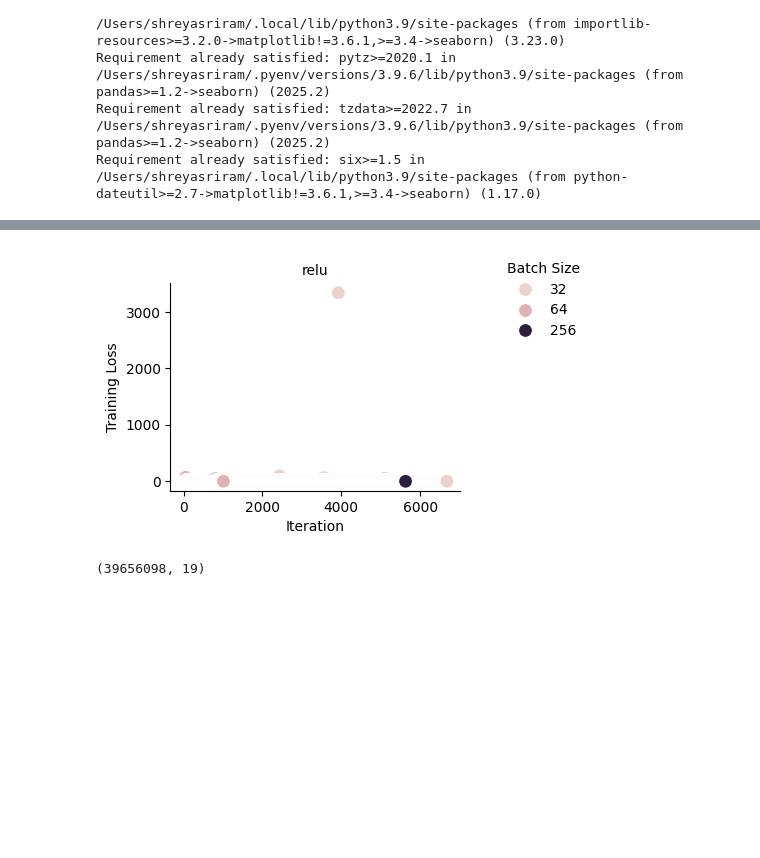
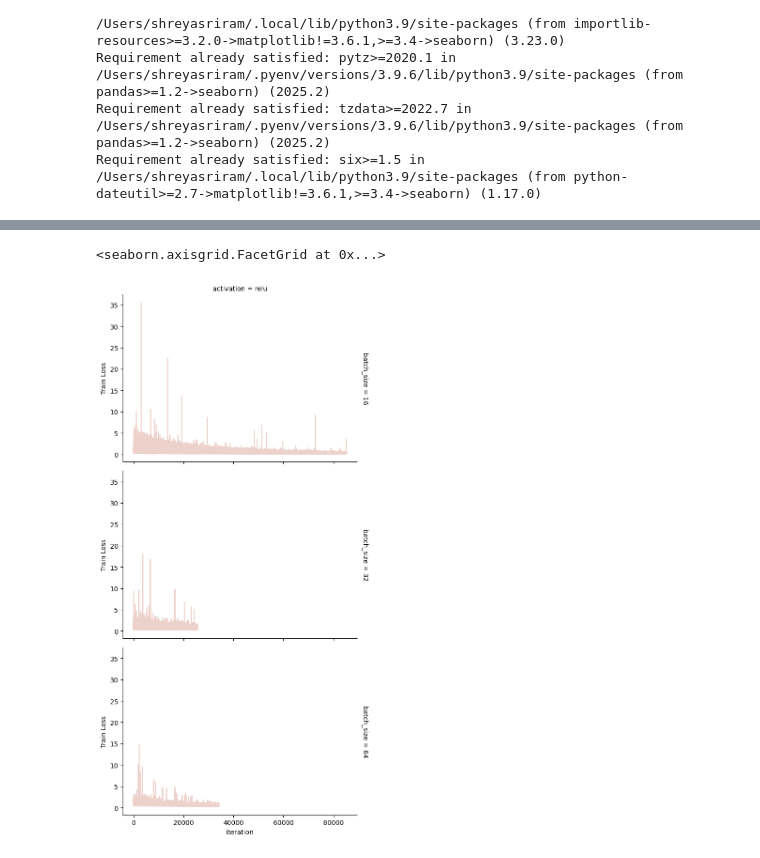
Before and after one commit to s-hreya-riram/sgd-using-mpi, a Jupyter notebook: src/Jupyter notebooks/plotting.ipynb, the cells around one changed output, grey strips where cells are left out. Cells and saved outputs as stored; diff of their text form; code cells hidden in the pictures; blank space fills up the shorter version.

```diff
--- a/src/Jupyter notebooks/plotting.ipynb
+++ b/src/Jupyter notebooks/plotting.ipynb
@@ -81,5 +95,5 @@ plt.show()
 # import the test_train_rmse data
 # TODO update the path to the correct file after the whole local mpi run concludes
 import pandas as pd
-data = pd.read_csv('../../logs/normalization_fix/after_chunking/training_metrics.csv', header=0)
-#data = pd.read_csv('../../logs/normalization_fix/new/training_metrics.csv', header=0)
+training_metrics_data = pd.read_csv('../../logs/normalization_fix/new/training_metrics.csv', header=0)
+training_metrics_data.head()
@@ -86,16 +107,15 @@ data = pd.read_csv('../../logs/normalization_fix/after_chunking/training_metrics
 # %%
 # plot number of iterations vs train loss for different models
-# use a grid plot for each activation function by batch size
-# use different hues for different batch functions
-# and a heading for different activation functions
-# Use values that exist in the data
-#g = sns.FacetGrid(data[(data['learning_rate'] == 1e-5) & (data['num_processes'] == 4)], col="activation", margin_titles=True)
-g = sns.FacetGrid(data[(data['learning_rate'] == 0.0001) & (data['num_processes'] == 4)], col="activation", margin_titles=True)
-g.map_dataframe(sns.scatterplot, x='iteration', y='training_loss', hue='batch_size', s=100)
-g.set_axis_labels("Iteration", "Training Loss")
-g.set_titles(col_template="{col_name}", row_template="{row_name}")
-g.add_legend(bbox_to_anchor=(1.05, 1), loc='upper left', title='Batch Size')
-plt.tight_layout()
-plt.show()
+# create a grid plot for each activation function by batch size
+# use different hues for different batch sizes
+# start off by only looking at relu activation function and process count of 2
+# extend this to other activation functions and process counts later
+
+import seaborn as sns
+import matplotlib.pyplot as plt
+g = sns.FacetGrid(training_metrics_data[(training_metrics_data['activation'] == 'relu') & (training_metrics_data['num_processes'] == 2)], col='activation', row='batch_size', margin_titles=True, height=4, aspect=1.5)
+g.map_dataframe(sns.lineplot, x='iteration', y='training_loss', hue='batch_size')
+g.set_axis_labels("iteration", "Train Loss")
 # %% [output]
+<seaborn.axisgrid.FacetGrid at 0x...>
-[figure, old version]
+[figure, new version]
@@ -120,4 +121,0 @@ else:
-# %%
-df.shape
-# %% [output]
-(39656098, 19)
```
Also changed, not shown: parts of 8 cells of this notebook.
